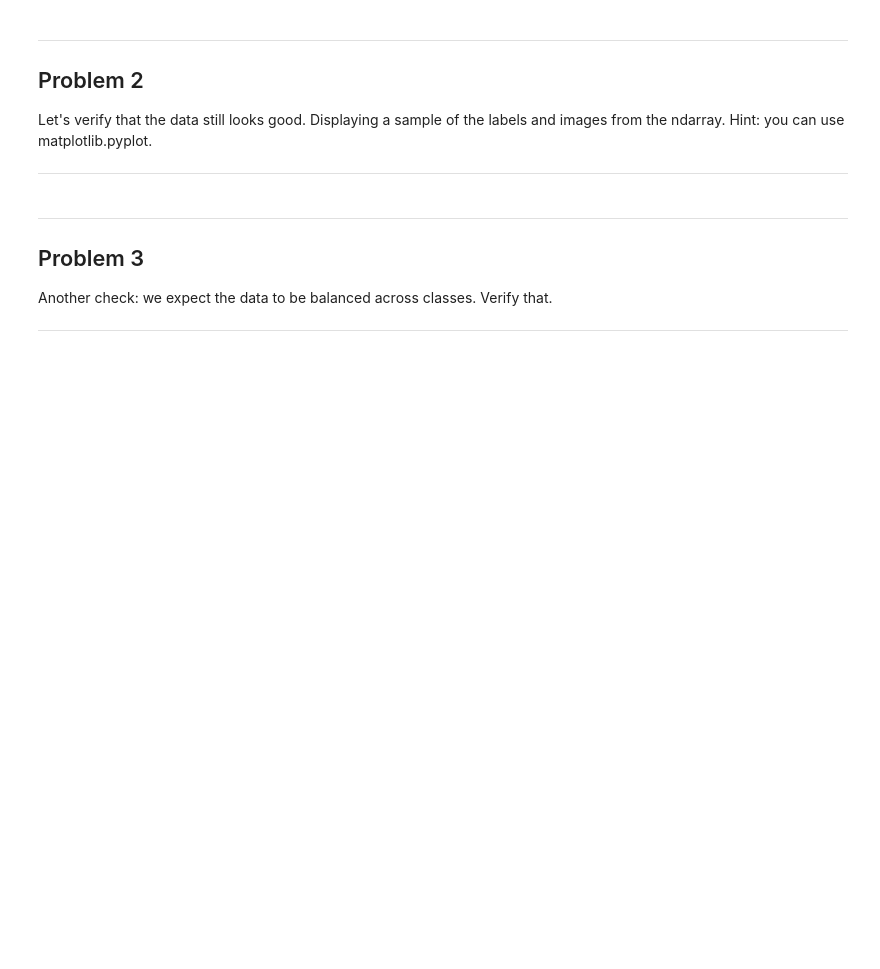
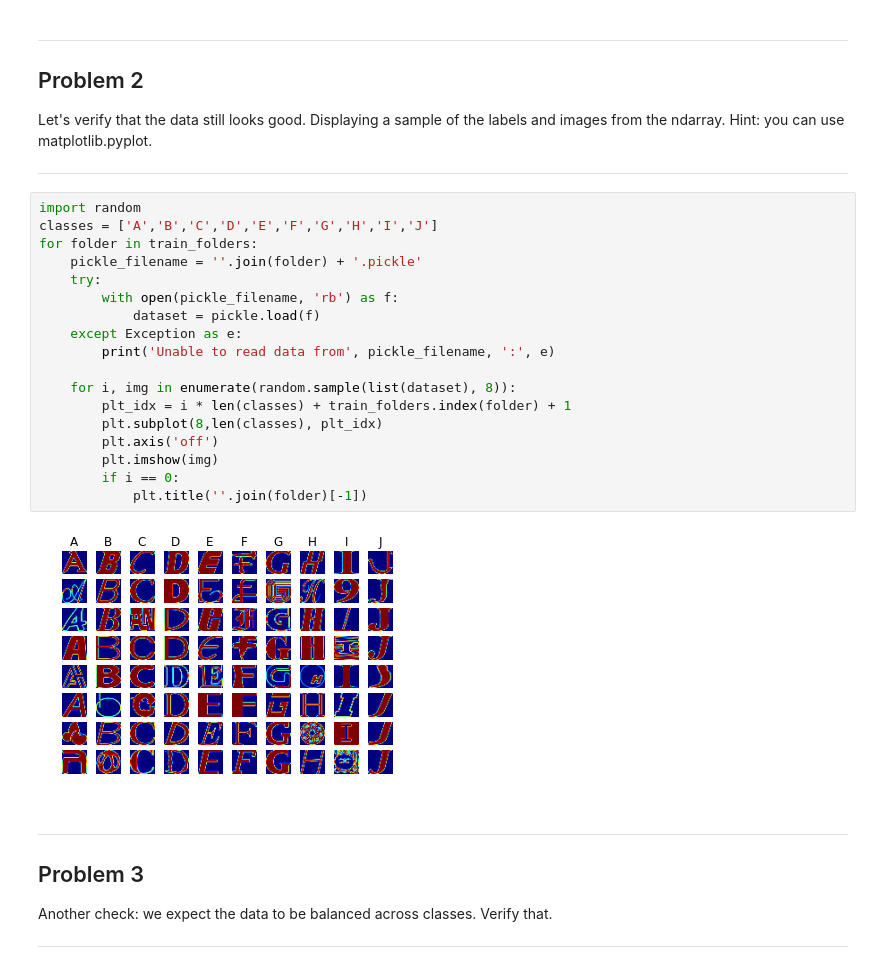
Before and after one commit to MoAbd/Udacity-DeepLearning, a Jupyter notebook: 1_notmnist.ipynb, the cells around one changed output. Drawn from its saved outputs; the diff is of its cells as text; blank space fills up the shorter version.

```diff
--- a/1_notmnist.ipynb
+++ b/1_notmnist.ipynb
@@ -170,6 +201,26 @@ Problem 2
 Let's verify that the data still looks good. Displaying a sample of the labels and images from the ndarray. Hint: you can use matplotlib.pyplot.
 
 ---
+# %%
+import random
+classes = ['A','B','C','D','E','F','G','H','I','J']
+for folder in train_folders:
+    pickle_filename = ''.join(folder) + '.pickle'
+    try:
+        with open(pickle_filename, 'rb') as f:
+            dataset = pickle.load(f)
+    except Exception as e:
+        print('Unable to read data from', pickle_filename, ':', e)
+
+    for i, img in enumerate(random.sample(list(dataset), 8)):
+        plt_idx = i * len(classes) + train_folders.index(folder) + 1
+        plt.subplot(8,len(classes), plt_idx)
+        plt.axis('off')
+        plt.imshow(img)
+        if i == 0:
+            plt.title(''.join(folder)[-1])
+# %% [output]
+[figure, added]
 # %% [markdown]
 ---
 Problem 3
```
Also changed, not shown: parts of 22 cells of this notebook.
